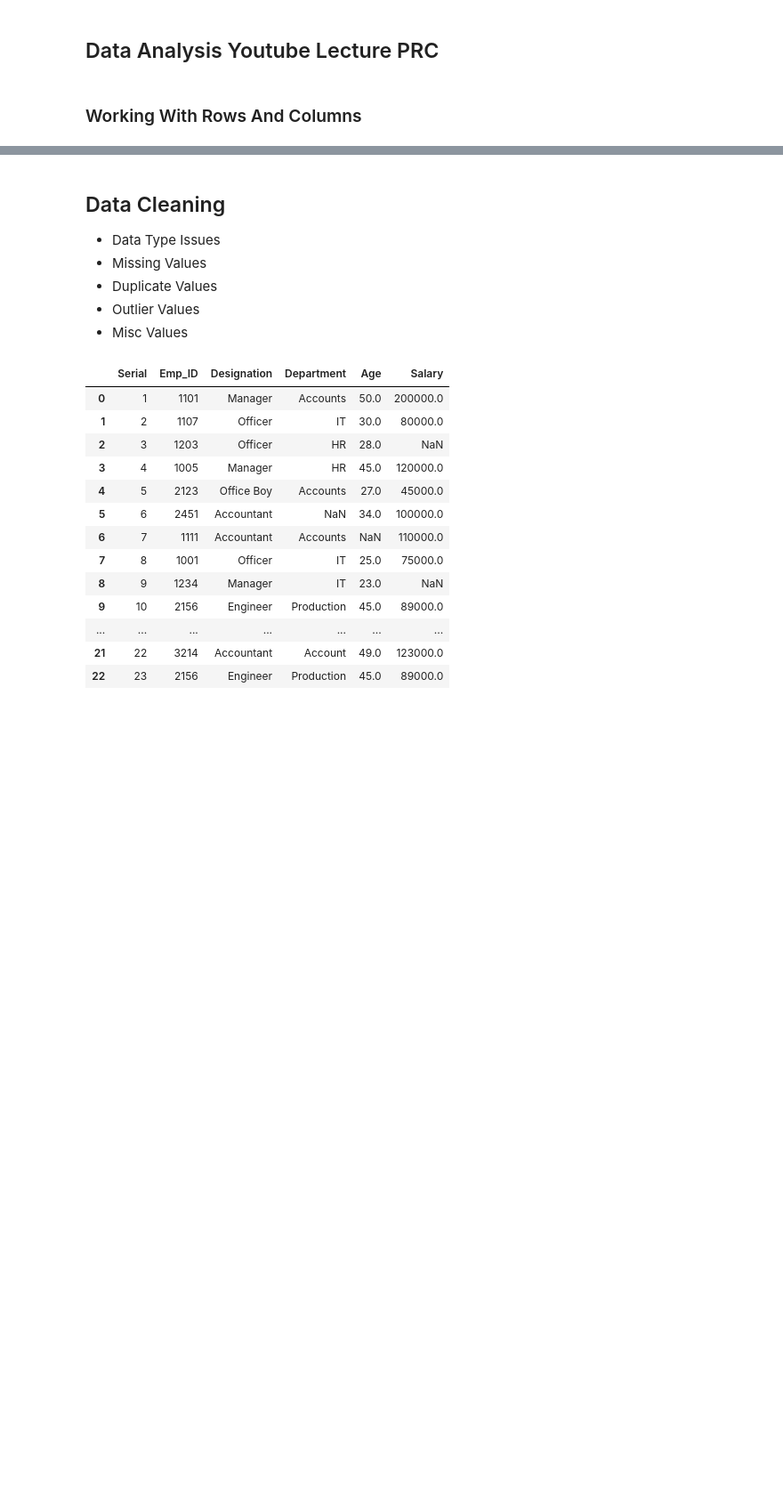
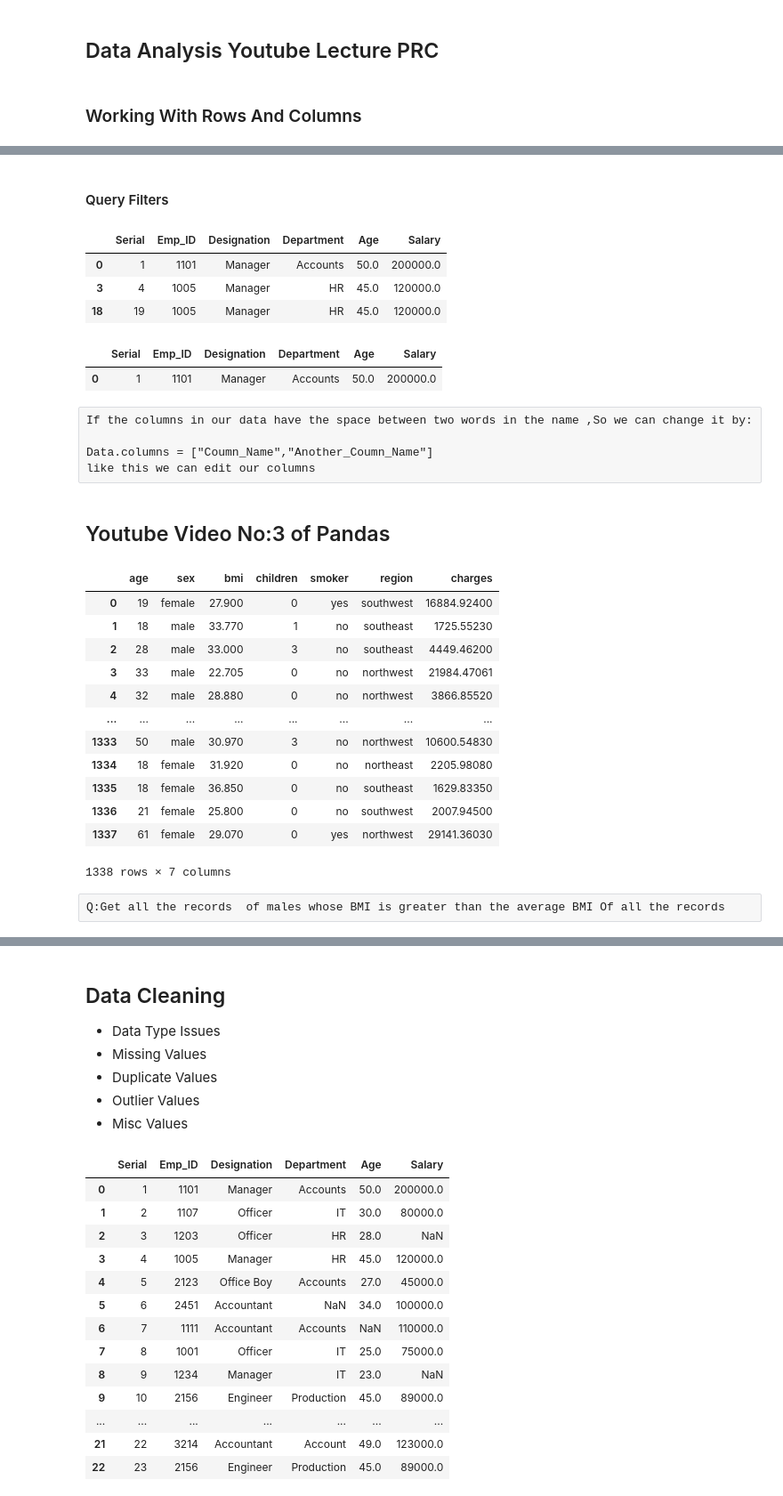
Before and after one commit to Khuzaima811/Pandas-Practice-repo, a Jupyter notebook: Class3PRC(Data_Cleaning).ipynb, the cells around one changed output, grey strips where cells are left out. Shown at 89% size. Drawn from its saved outputs; the diff is of its cells as text; code cells hidden in the pictures; blank space fills up the shorter version.

```diff
--- a/Class3PRC(Data_Cleaning).ipynb
+++ b/Class3PRC(Data_Cleaning).ipynb
@@ -27,0 +102,2 @@ emp
+# %% [markdown]
+#### Query Filters
@@ -27,0 +110,38 @@ emp
+# %%
+emp[(emp.Designation=="Manager") & (emp.Age>=40)]
+# %% [output]
+|  | Serial | Emp_ID | Designation | Department | Age | Salary |
+| 0 | 1 | 1101 | Manager | Accounts | 50.0 | 200000.0 |
+| 3 | 4 | 1005 | Manager | HR | 45.0 | 120000.0 |
+| 18 | 19 | 1005 | Manager | HR | 45.0 | 120000.0 |
+# %%
+emp[(emp.Department=="Accounts") & (emp.Age>=30) & (emp.Salary>=100000)]
+# %% [output]
+|  | Serial | Emp_ID | Designation | Department | Age | Salary |
+| 0 | 1 | 1101 | Manager | Accounts | 50.0 | 200000.0 |
+# %% [raw]
+If the columns in our data have the space between two words in the name ,So we can change it by:
+
+Data.columns = ["Coumn_Name","Another_Coumn_Name"]
+like this we can edit our columns
+# %% [markdown]
+## Youtube Video No:3 of Pandas
+# %%
+data=pd.read_csv("insurance.csv")
+data
+# %% [output]
+|  | age | sex | bmi | children | smoker | region | charges |
+| 0 | 19 | female | 27.900 | 0 | yes | southwest | 16884.92400 |
+| 1 | 18 | male | 33.770 | 1 | no | southeast | 1725.55230 |
+| 2 | 28 | male | 33.000 | 3 | no | southeast | 4449.46200 |
+| 3 | 33 | male | 22.705 | 0 | no | northwest | 21984.47061 |
+| 4 | 32 | male | 28.880 | 0 | no | northwest | 3866.85520 |
+| ... | ... | ... | ... | ... | ... | ... | ... |
+| 1333 | 50 | male | 30.970 | 3 | no | northwest | 10600.54830 |
+| 1334 | 18 | female | 31.920 | 0 | no | northeast | 2205.98080 |
+| 1335 | 18 | female | 36.850 | 0 | no | southeast | 1629.83350 |
+| 1336 | 21 | female | 25.800 | 0 | no | southwest | 2007.94500 |
+| 1337 | 61 | female | 29.070 | 0 | yes | northwest | 29141.36030 |
+1338 rows × 7 columns
+# %% [raw]
+Q:Get all the records  of males whose BMI is greater than the average BMI Of all the records
```
Also changed, not shown: parts of 18 cells of this notebook, 2 other files.
